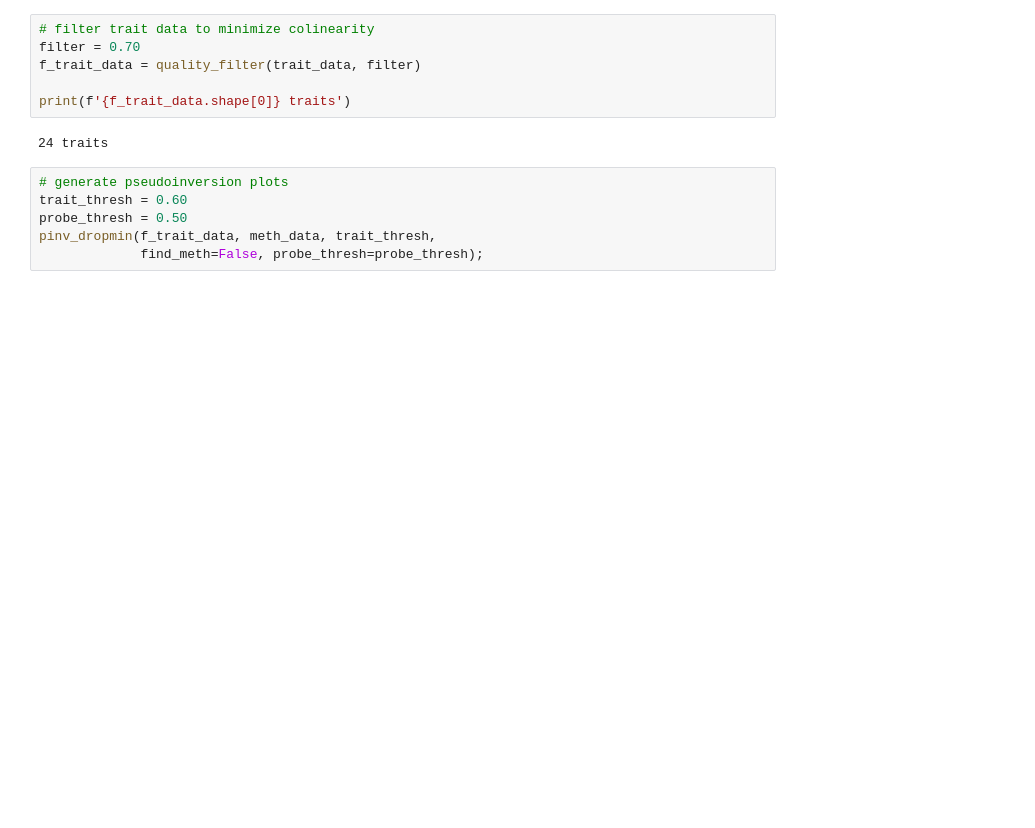
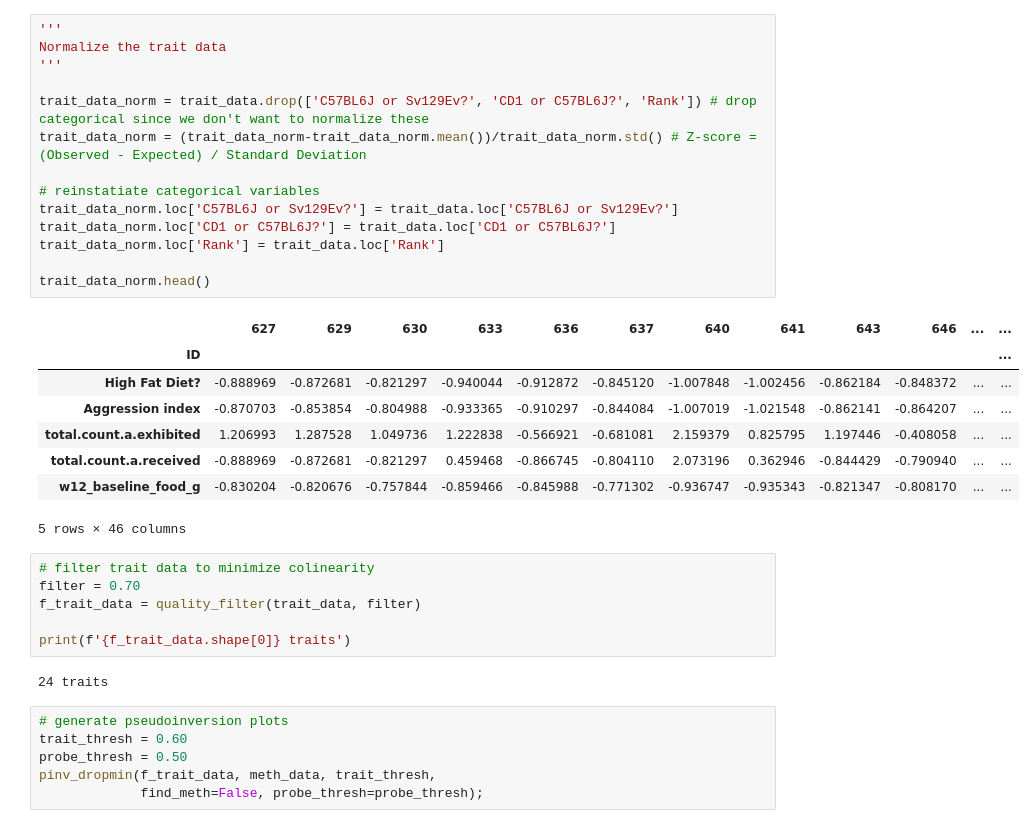
Before and after one commit to SamAndTheSun/CSS_healthspan_epigenetics, a Jupyter notebook: pseudoinverse_model.ipynb, the cells around one changed output. Saved outputs shown, nothing was run; the diff lists cells and outputs as text; blank space fills up the shorter version.

```diff
--- a/pseudoinverse_model.ipynb
+++ b/pseudoinverse_model.ipynb
@@ -38,6 +43,29 @@ meth_data = data[sep:]
 print(f'{trait_data.shape[0]} traits')
 # %% [output]
 55 traits
+# %%
+'''
+Normalize the trait data
+'''
+
+trait_data_norm = trait_data.drop(['C57BL6J or Sv129Ev?', 'CD1 or C57BL6J?', 'Rank']) # drop categorical since we don't want to normalize these
+trait_data_norm = (trait_data_norm-trait_data_norm.mean())/trait_data_norm.std() # Z-score = (Observed - Expected) / Standard Deviation
+
+# reinstatiate categorical variables
+trait_data_norm.loc['C57BL6J or Sv129Ev?'] = trait_data.loc['C57BL6J or Sv129Ev?']
+trait_data_norm.loc['CD1 or C57BL6J?'] = trait_data.loc['CD1 or C57BL6J?']
+trait_data_norm.loc['Rank'] = trait_data.loc['Rank']
+
+trait_data_norm.head()
+# %% [output]
+|  | 627 | 629 | 630 | 633 | 636 | 637 | 640 | 641 | 643 | 646 | ... | ... |
+| ID |  |  |  |  |  |  |  |  |  |  |  | ... |
+| High Fat Diet? | -0.888969 | -0.872681 | -0.821297 | -0.940044 | -0.912872 | -0.845120 | -1.007848 | -1.002456 | -0.862184 | -0.848372 | ... | ... |
+| Aggression index | -0.870703 | -0.853854 | -0.804988 | -0.933365 | -0.910297 | -0.844084 | -1.007019 | -1.021548 | -0.862141 | -0.864207 | ... | ... |
+| total.count.a.exhibited | 1.206993 | 1.287528 | 1.049736 | 1.222838 | -0.566921 | -0.681081 | 2.159379 | 0.825795 | 1.197446 | -0.408058 | ... | ... |
+| total.count.a.received | -0.888969 | -0.872681 | -0.821297 | 0.459468 | -0.866745 | -0.804110 | 2.073196 | 0.362946 | -0.844429 | -0.790940 | ... | ... |
+| w12_baseline_food_g | -0.830204 | -0.820676 | -0.757844 | -0.859466 | -0.845988 | -0.771302 | -0.936747 | -0.935343 | -0.821347 | -0.808170 | ... | ... |
+5 rows × 46 columns
 # %%
 # filter trait data to minimize colinearity
 filter = 0.70
```
Also changed, not shown: parts of 11 cells of this notebook, 2 other files.
